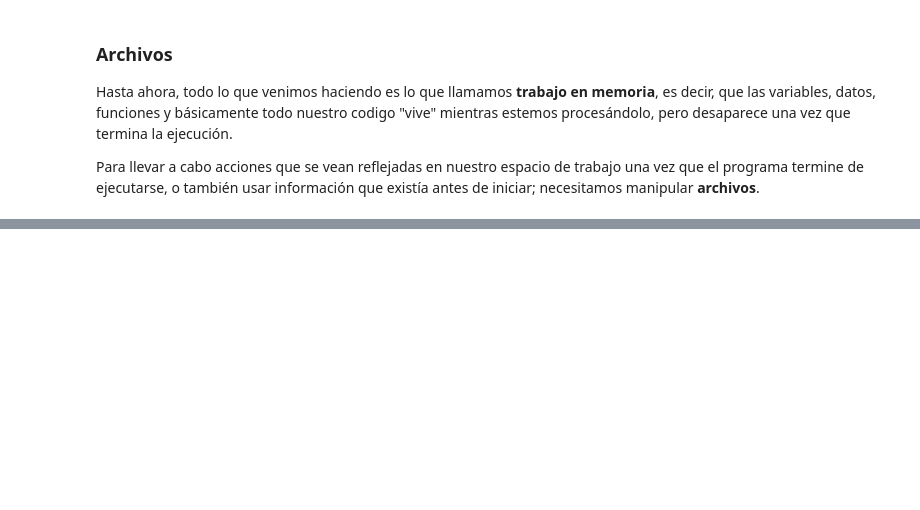
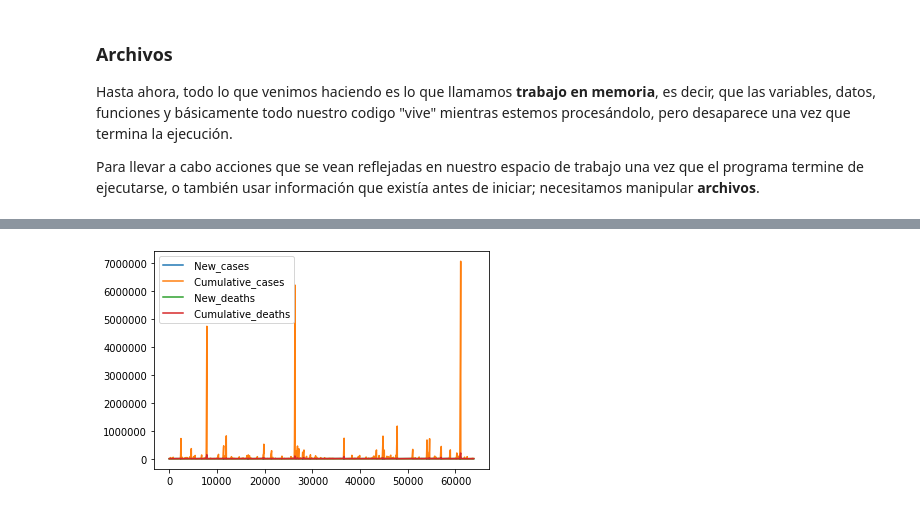
Before and after one commit to fedeturi/icda-python-para-finanzas, a Jupyter notebook: ICDA-Python_Clase5.ipynb, the cells around one changed output, grey strips where cells are left out. Drawn from its saved outputs; the diff is of its cells as text; code cells hidden in the pictures; blank space fills up the shorter version.

```diff
--- a/ICDA-Python_Clase5.ipynb
+++ b/ICDA-Python_Clase5.ipynb
@@ -273,0 +381,4 @@ https://realpython.com/read-write-files-python/
+# %%
+import pandas as pd
+
+datos_covid = pd.read_csv('https://covid19.who.int/WHO-COVID-19-global-data.csv')
@@ -273,0 +401,4 @@ https://realpython.com/read-write-files-python/
+# %%
+datos_covid.plot();
+# %% [output]
+[figure, added]
```
Also changed, not shown: parts of 64 cells of this notebook.
